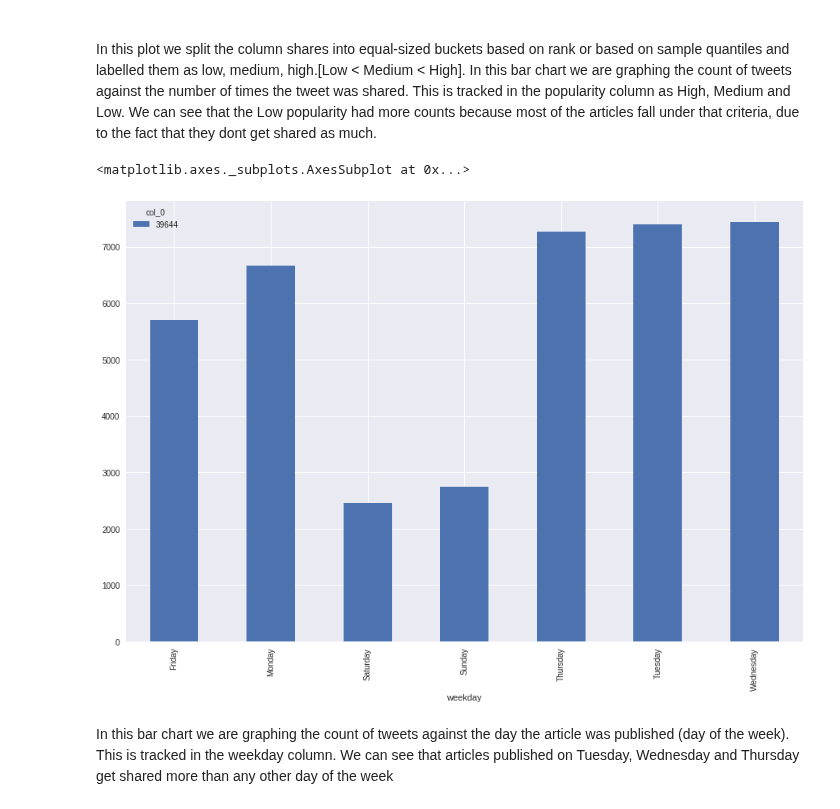
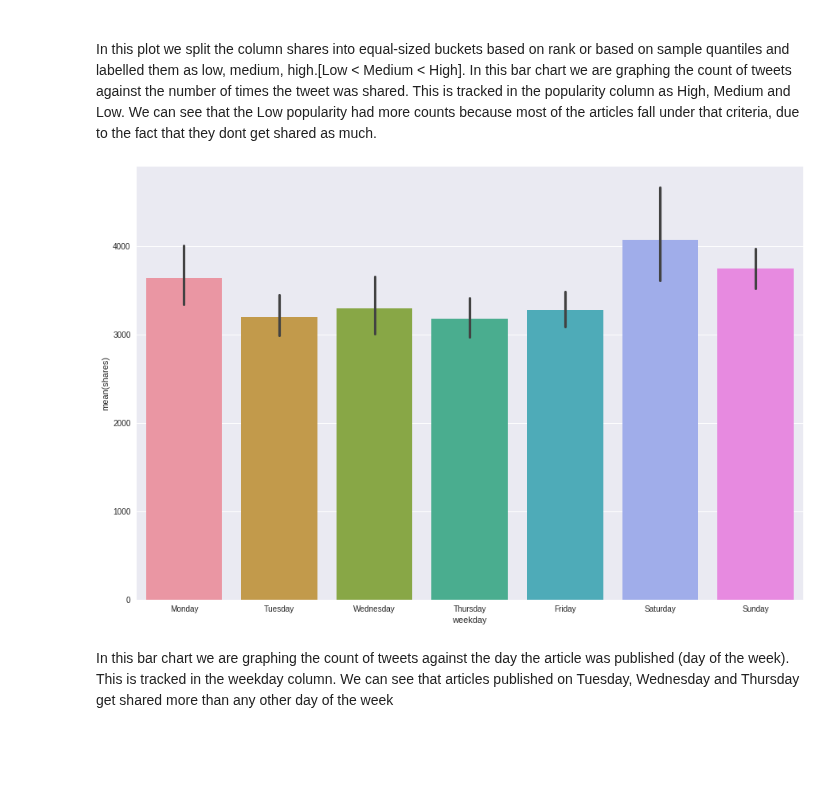
Before and after one commit to prolix-prose/MSDS7331-GroupProject, a Jupyter notebook: Data_Vis.ipynb, the cells around one changed output. Drawn from its saved outputs; the diff is of its cells as text; code cells hidden in the pictures; blank space fills up the shorter version.

Commit message:
updated bar plot as per scott, so that week of days can be displayed in order

```diff
--- a/Data_Vis.ipynb
+++ b/Data_Vis.ipynb
@@ -137,11 +137,10 @@ df_popularity.plot(kind='barh')
 <br>
 In this plot we split the column shares into equal-sized buckets based on rank or based on sample quantiles and labelled them as low, medium, high.[Low < Medium < High].
 In this bar chart we are graphing the count of tweets against the number of times the tweet was shared. This is tracked in the popularity column as High, Medium and Low. We can see that the Low popularity had more counts because most of the articles fall under that criteria, due to the fact that they dont get shared as much.
-# %%
-df_week.plot(kind='bar')
-# %% [output]
-<matplotlib.axes._subplots.AxesSubplot at 0x...>
-[figure, removed]
+# %%
+ax = sns.barplot(x="weekday", y="shares",data=df_subset)
+# %% [output]
+[figure, added]
 # %% [markdown]
 In this bar chart we are graphing the count of tweets against the day the article was published (day of the week). This is tracked in the weekday column. We can see that articles published on Tuesday, Wednesday and Thursday get shared more than any other day of the week
 # %%
```
